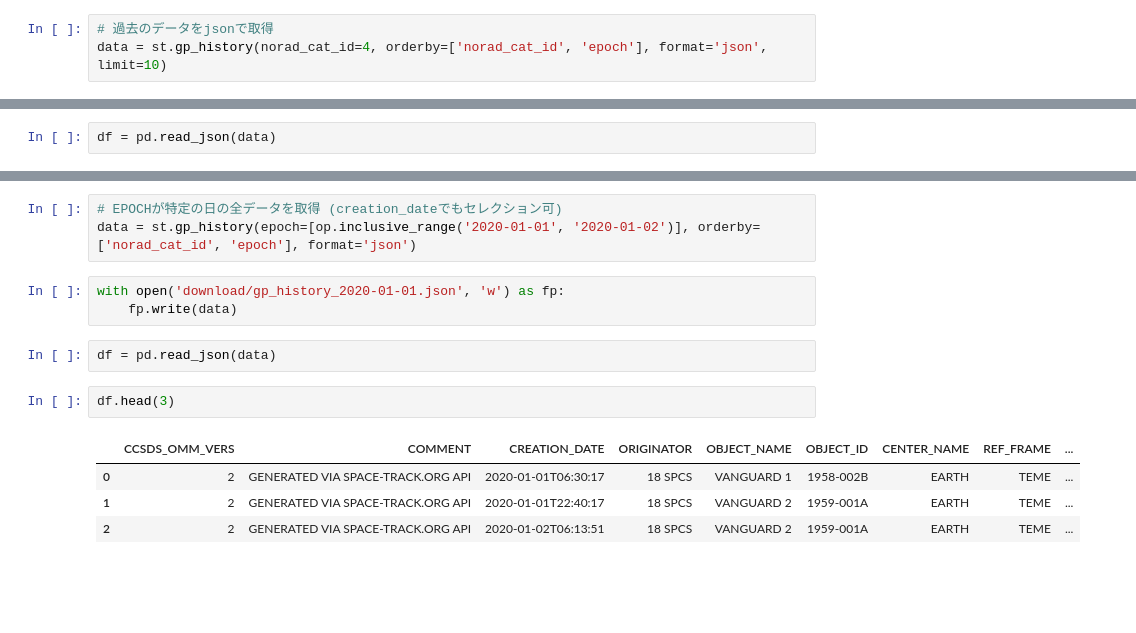
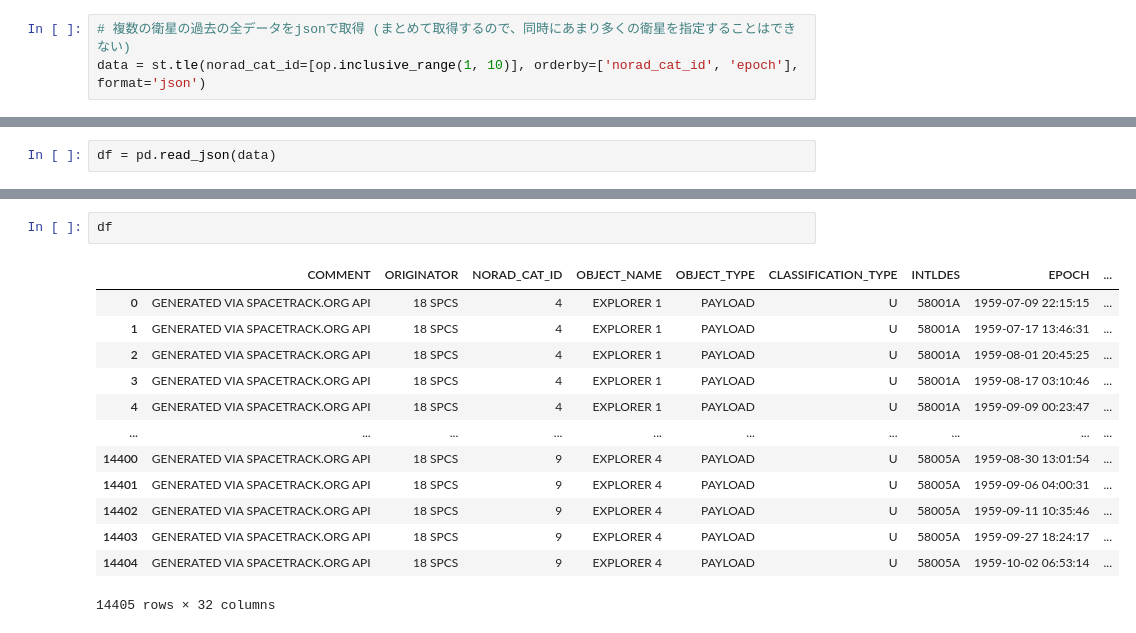
Before and after one commit to nishida/tle, a Jupyter notebook: spacetracktest1.ipynb, the cells around one changed output, grey strips where cells are left out. Cells and saved outputs as stored; diff of their text form; blank space fills up the shorter version.

```diff
--- a/spacetracktest1.ipynb
+++ b/spacetracktest1.ipynb
@@ -122,4 +282,4 @@ df.head(3)
 # %%
-# 過去のデータをjsonで取得
-data = st.gp_history(norad_cat_id=4, orderby=['norad_cat_id', 'epoch'], format='json', limit=10)
+# 複数の衛星の過去の全データをjsonで取得 (まとめて取得するので、同時にあまり多くの衛星を指定することはできない)
+data = st.tle(norad_cat_id=[op.inclusive_range(1, 10)], orderby=['norad_cat_id', 'epoch'], format='json')
 # %%
@@ -138,15 +290,16 @@ df.head(3)
-# %%
-# EPOCHが特定の日の全データを取得 (creation_dateでもセレクション可)
-data = st.gp_history(epoch=[op.inclusive_range('2020-01-01', '2020-01-02')], orderby=['norad_cat_id', 'epoch'], format='json')
-# %%
-with open('download/gp_history_2020-01-01.json', 'w') as fp:
-    fp.write(data)
-# %%
-df = pd.read_json(data)
 # %%
-df.head(3)
+df
 # %% [output]
-|  | CCSDS_OMM_VERS | COMMENT | CREATION_DATE | ORIGINATOR | OBJECT_NAME | OBJECT_ID | CENTER_NAME | REF_FRAME | ... |
-| 0 | 2 | GENERATED VIA SPACE-TRACK.ORG API | 2020-01-01T06:30:17 | 18 SPCS | VANGUARD 1 | 1958-002B | EARTH | TEME | ... |
-| 1 | 2 | GENERATED VIA SPACE-TRACK.ORG API | 2020-01-01T22:40:17 | 18 SPCS | VANGUARD 2 | 1959-001A | EARTH | TEME | ... |
-| 2 | 2 | GENERATED VIA SPACE-TRACK.ORG API | 2020-01-02T06:13:51 | 18 SPCS | VANGUARD 2 | 1959-001A | EARTH | TEME | ... |
+|  | COMMENT | ORIGINATOR | NORAD_CAT_ID | OBJECT_NAME | OBJECT_TYPE | CLASSIFICATION_TYPE | INTLDES | EPOCH | ... |
+| 0 | GENERATED VIA SPACETRACK.ORG API | 18 SPCS | 4 | EXPLORER 1 | PAYLOAD | U | 58001A | 1959-07-09 22:15:15 | ... |
+| 1 | GENERATED VIA SPACETRACK.ORG API | 18 SPCS | 4 | EXPLORER 1 | PAYLOAD | U | 58001A | 1959-07-17 13:46:31 | ... |
+| 2 | GENERATED VIA SPACETRACK.ORG API | 18 SPCS | 4 | EXPLORER 1 | PAYLOAD | U | 58001A | 1959-08-01 20:45:25 | ... |
+| 3 | GENERATED VIA SPACETRACK.ORG API | 18 SPCS | 4 | EXPLORER 1 | PAYLOAD | U | 58001A | 1959-08-17 03:10:46 | ... |
+| 4 | GENERATED VIA SPACETRACK.ORG API | 18 SPCS | 4 | EXPLORER 1 | PAYLOAD | U | 58001A | 1959-09-09 00:23:47 | ... |
+| ... | ... | ... | ... | ... | ... | ... | ... | ... | ... |
+| 14400 | GENERATED VIA SPACETRACK.ORG API | 18 SPCS | 9 | EXPLORER 4 | PAYLOAD | U | 58005A | 1959-08-30 13:01:54 | ... |
+| 14401 | GENERATED VIA SPACETRACK.ORG API | 18 SPCS | 9 | EXPLORER 4 | PAYLOAD | U | 58005A | 1959-09-06 04:00:31 | ... |
+| 14402 | GENERATED VIA SPACETRACK.ORG API | 18 SPCS | 9 | EXPLORER 4 | PAYLOAD | U | 58005A | 1959-09-11 10:35:46 | ... |
+| 14403 | GENERATED VIA SPACETRACK.ORG API | 18 SPCS | 9 | EXPLORER 4 | PAYLOAD | U | 58005A | 1959-09-27 18:24:17 | ... |
+| 14404 | GENERATED VIA SPACETRACK.ORG API | 18 SPCS | 9 | EXPLORER 4 | PAYLOAD | U | 58005A | 1959-10-02 06:53:14 | ... |
+14405 rows × 32 columns
```
Also changed, not shown: parts of 48 cells of this notebook, 4 other files.
